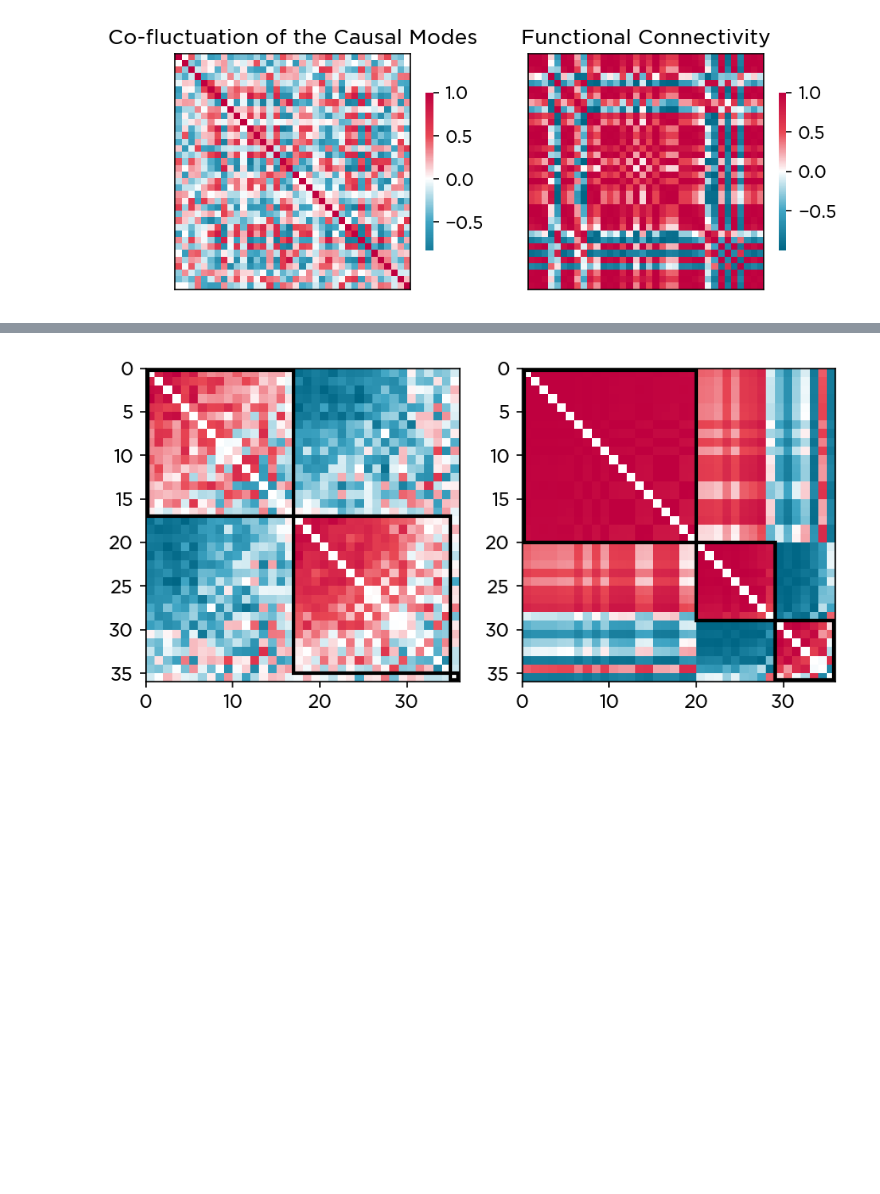
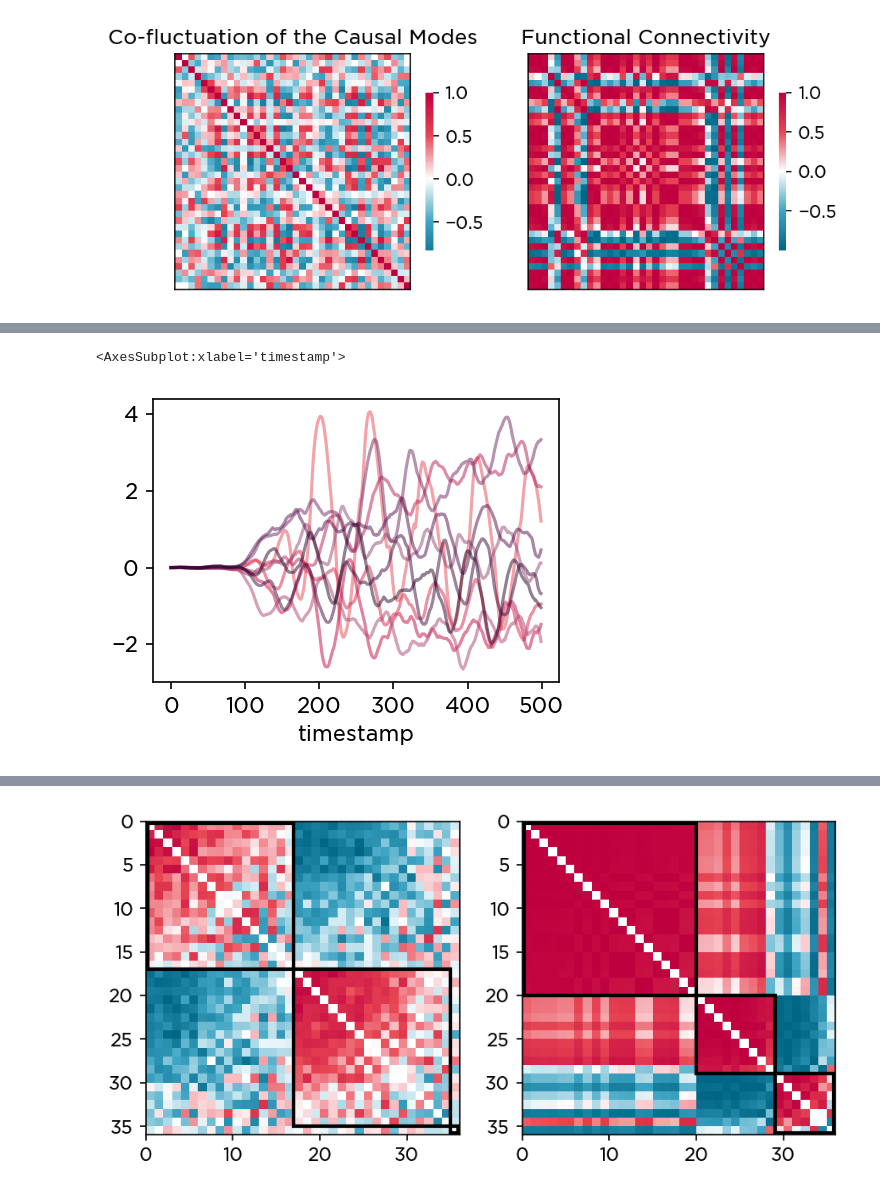
Before and after one commit to kuffmode/Neural-activity-vs-causal-contributions, a Jupyter notebook: causal_modes.ipynb, the cells around one changed output, grey strips where cells are left out. Saved outputs shown, nothing was run; the diff lists cells and outputs as text; code cells hidden in the pictures; blank space fills up the shorter version.

```diff
--- a/causal_modes.ipynb
+++ b/causal_modes.ipynb
@@ -436,0 +530,7 @@ for ax in axes:
+# %%
+mode_range=esn_modes.T[from_to[0]:from_to[1]]
+plt.figure(figsize=(3.5,2.5),dpi=150)
+sns.lineplot(data=mode_range.T,dashes=False,alpha=0.5,legend=False,palette=activity_colormap)
+# %% [output]
+<AxesSubplot:xlabel='timestamp'>
+[figure, added]
```
Also changed, not shown: parts of 44 cells of this notebook.
